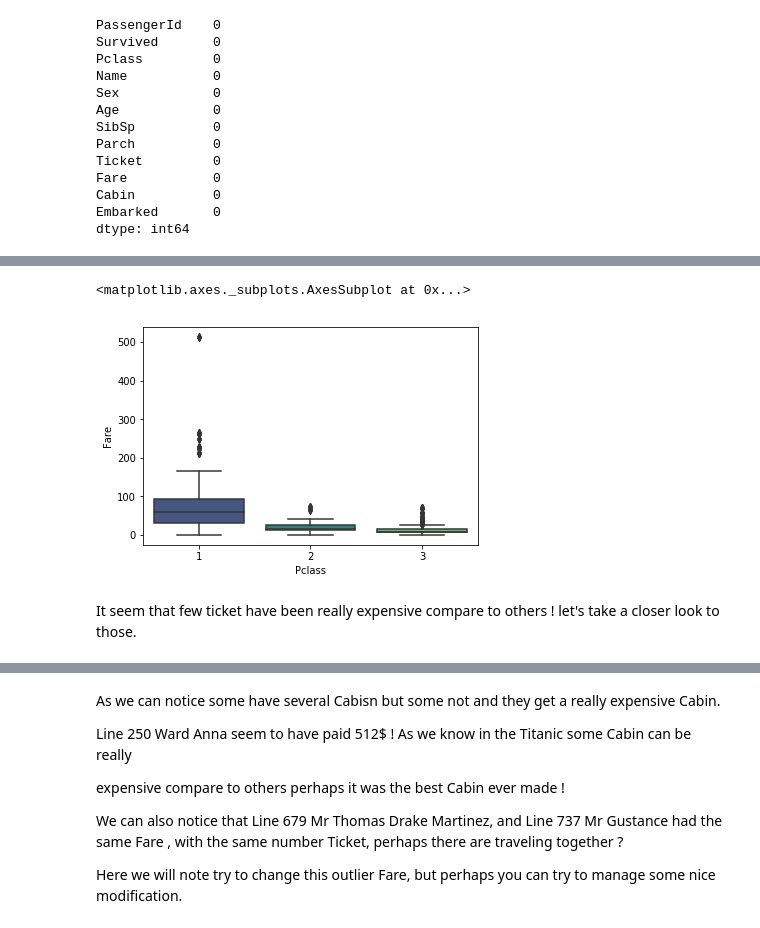
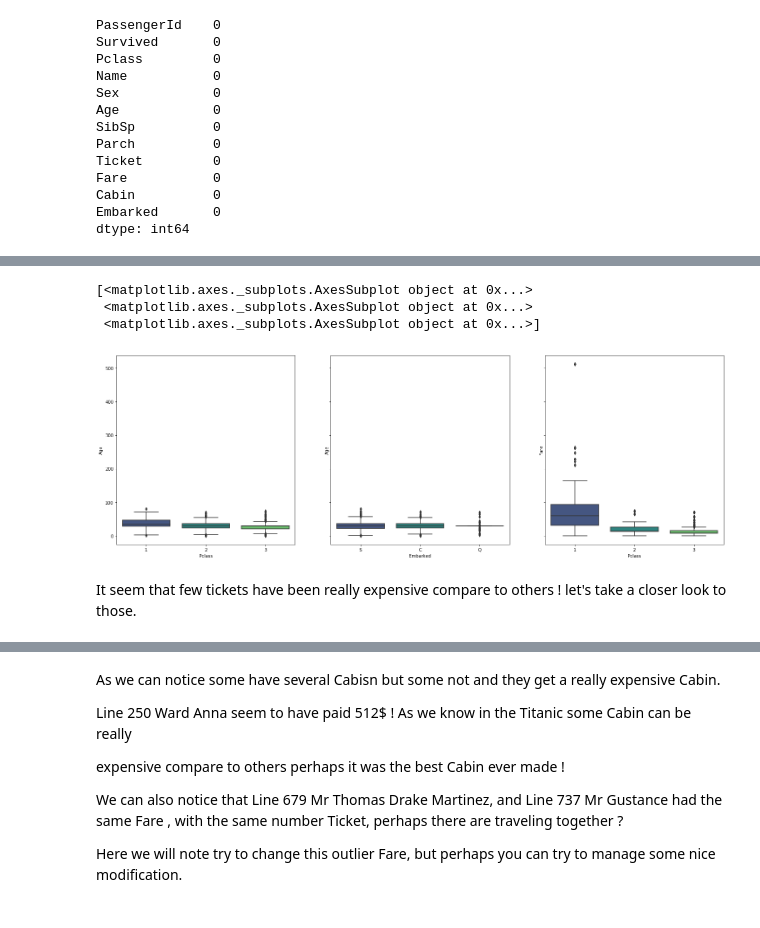
Before and after one commit to anisayari/your_first_machine_learning_project, a Jupyter notebook: my_first_machine_learning_project/my_first_machine_learning_programm_notebook.ipynb, the cells around one changed output, grey strips where cells are left out. Saved outputs shown, nothing was run; the diff lists cells and outputs as text; code cells hidden in the pictures.

```diff
--- a/my_first_machine_learning_project/my_first_machine_learning_programm_notebook.ipynb
+++ b/my_first_machine_learning_project/my_first_machine_learning_programm_notebook.ipynb
@@ -150,11 +151,18 @@ sns.boxplot(x='Embarked',y='Age',data=train, palette='viridis')
 # %%
+fig,axes = plt.subplots(1, 3, sharex='col', sharey='row',figsize=(25,8))
+print(axes)
+sns.boxplot(x='Pclass',y='Age',data=train, palette='viridis',ax=axes[0])
+sns.boxplot(x='Embarked',y='Age',data=train, palette='viridis',ax=axes[1])
 # We now need to check for outlier (not regular value compare to others)
-sns.boxplot(x='Pclass',y='Fare',data=train, palette='viridis')
+sns.boxplot(x='Pclass',y='Fare',data=train, palette='viridis',ax=axes[2])
+plt.show()
 # %% [output]
-<matplotlib.axes._subplots.AxesSubplot at 0x...>
+[<matplotlib.axes._subplots.AxesSubplot object at 0x...>
+ <matplotlib.axes._subplots.AxesSubplot object at 0x...>
+ <matplotlib.axes._subplots.AxesSubplot object at 0x...>]
-[figure, old version]
+[figure, new version]
 # %% [markdown]
-It seem that few ticket have been really expensive compare to others ! let's take a closer look to those.
+It seem that few tickets have been really expensive compare to others ! let's take a closer look to those.
 # %%
 train.loc[train.Fare > 200]
 # %% [output]
```
Also changed, not shown: parts of 40 cells of this notebook, 1 other file.
